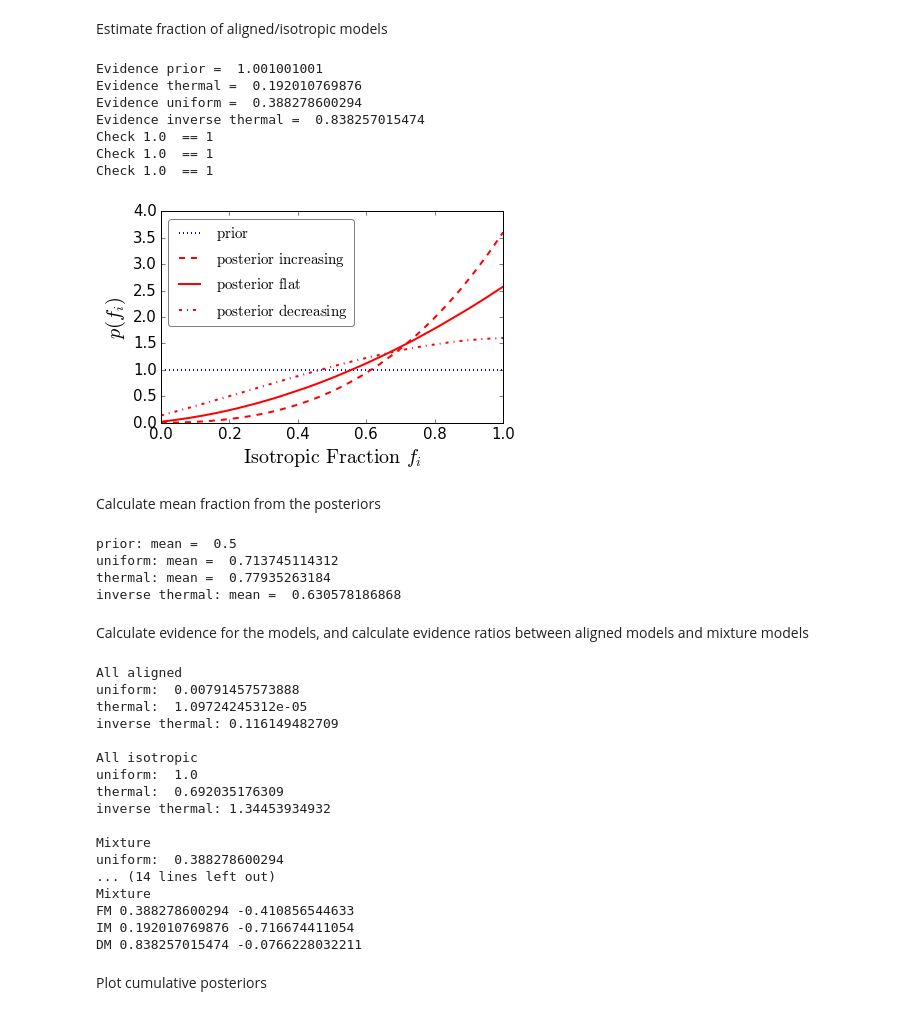
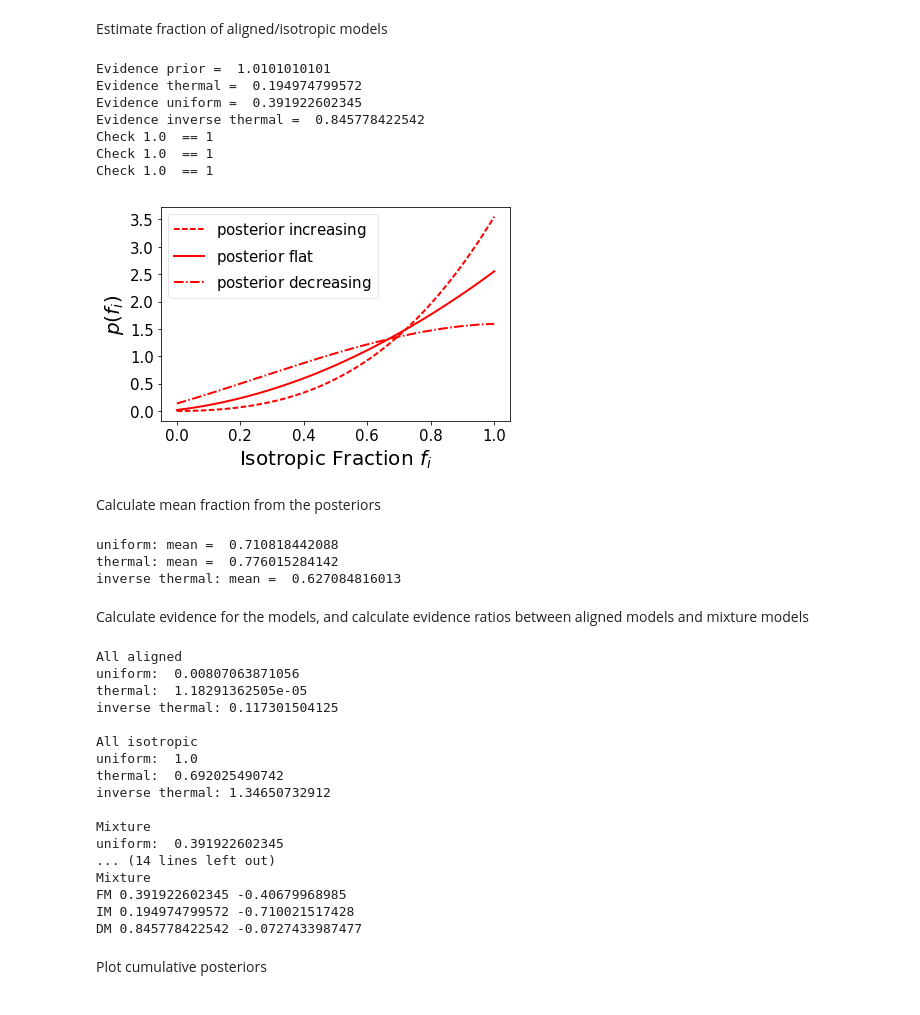
Before and after one commit to farr/AlignedVersusIsoSpin, a Jupyter notebook: notebooks/DetectionsChiEffSimon.ipynb, the cells around one changed output. Cells and saved outputs as stored; diff of their text form; code cells hidden in the pictures.

```diff
--- a/notebooks/DetectionsChiEffSimon.ipynb
+++ b/notebooks/DetectionsChiEffSimon.ipynb
@@ -763,7 +763,7 @@ print(lnprob(np.array([0.0]), allEventsBinned, THERMAL_SPIN_MAGNITUDE)) #-- only
 # %% [markdown]
 Estimate fraction of aligned/isotropic models
 # %%
-nTests = 1000
+nTests = 100
 fractionIsotropicArray = np.linspace(0.0, 1.0, nTests)
 fractionAlignedArray = 1.0 - fractionIsotropicArray
 # print(fractionIsotropicArray)
@@ -822,49 +822,48 @@ print("Check", np.sum(posteriorThermalNormed*dFractionIsotropic), " == 1")
 print("Check", np.sum(posteriorUniformNormed*dFractionIsotropic), " == 1")
 print("Check", np.sum(posteriorInverseThermalNormed*dFractionIsotropic), " == 1")
 # %% [output]
-Evidence prior =  1.001001001
-Evidence thermal =  0.192010769876
-Evidence uniform =  0.388278600294
-Evidence inverse thermal =  0.838257015474
+Evidence prior =  1.0101010101
+Evidence thermal =  0.194974799572
+Evidence uniform =  0.391922602345
+Evidence inverse thermal =  0.845778422542
 Check 1.0  == 1
 Check 1.0  == 1
 Check 1.0  == 1
 # %%
 figname="posterior_on_isotropic_fraction"
 plt.figure()
 plt.clf()
-plt.plot(fractionIsotropicArray, priorThermal, lw=2, ls=':', color='blue', label=r"$\mathrm{prior}$")
+#plt.plot(fractionIsotropicArray, priorThermal, lw=2, ls=':', color='blue', label=r"$\mathrm{prior}$")
 plt.plot(fractionIsotropicArray, posteriorThermalNormed, lw=2, ls='--', color='red', label=r"$\mathrm{posterior}$ $\mathrm{increasing}$")
 plt.plot(fractionIsotropicArray, posteriorUniformNormed, lw=2, ls='-', color='red', label=r"$\mathrm{posterior}$ $\mathrm{flat}$")
 plt.plot(fractionIsotropicArray, posteriorInverseThermalNormed, lw=2, ls='-.', color='red', label=r"$\mathrm{posterior}$ $\mathrm{decreasing}$")
 plt.xlim()
 plt.ylim()
 plt.xticks(fontsize=15)
 plt.yticks(fontsize=15)
 plt.legend(loc='upper left', framealpha=0.5, fancybox=True, fontsize=15)
 plt.xlabel(r"$\mathrm{Isotropic}$ $\mathrm{Fraction}$ $f_i$", fontsize=big_enough_font)
 plt.ylabel(r"$p(f_i)$", fontsize=big_enough_font)
 plt.tight_layout()
 plt.savefig(this_plot_folder + figname + ".png", dpi=400)
 # %% [output]
-[figure, old version]
+[figure, new version]
 # %% [markdown]
 Calculate mean fraction from the posteriors
 # %%
-mean_prior = np.mean(priorThermal*fractionIsotropicArray)
+#mean_prior = np.mean(priorThermal*fractionIsotropicArray)
 mean_posterior_uniform = np.mean(posteriorUniformNormed*fractionIsotropicArray)
 mean_posterior_thermal = np.mean(posteriorThermalNormed*fractionIsotropicArray)
 mean_posterior_inverse_thermal = np.mean(posteriorInverseThermalNormed*fractionIsotropicArray)
 
-print("prior: mean = ", mean_prior)
+#print("prior: mean = ", mean_prior)
 print("uniform: mean = ", mean_posterior_uniform)
 print("thermal: mean = ", mean_posterior_thermal)
 print("inverse thermal: mean = ", mean_posterior_inverse_thermal)
 # %% [output]
-prior: mean =  0.5
-uniform: mean =  0.713745114312
-thermal: mean =  0.77935263184
-inverse thermal: mean =  0.630578186868
+uniform: mean =  0.710818442088
+thermal: mean =  0.776015284142
+inverse thermal: mean =  0.627084816013
 # %% [markdown]
 Calculate evidence for the models, and calculate evidence ratios between aligned models and mixture models
 # %%
@@ -932,22 +931,22 @@ print("DM", evidence_ratio_mixture_inverse_thermal_to_isotropic_uniform, np.log1
 # print("Z_aligned/Z_mix = ", evidence_ratio_something)
 # %% [output]
 All aligned
-uniform:  0.00791457573888
-thermal:  1.09724245312e-05
-inverse thermal: 0.116149482709
+uniform:  0.00807063871056
+thermal:  1.18291362505e-05
+inverse thermal: 0.117301504125
 
 All isotropic
 uniform:  1.0
-thermal:  0.692035176309
-inverse thermal: 1.34453934932
+thermal:  0.692025490742
+inverse thermal: 1.34650732912
 
 Mixture
-uniform:  0.388278600294
+uniform:  0.391922602345
 ... (14 lines left out)
 Mixture
-FM 0.388278600294 -0.410856544633
-IM 0.192010769876 -0.716674411054
-DM 0.838257015474 -0.0766228032211
+FM 0.391922602345 -0.40679968985
+IM 0.194974799572 -0.710021517428
+DM 0.845778422542 -0.0727433987477
 # %% [markdown]
 Plot cumulative posteriors
 # %%
```
Also changed, not shown: parts of 14 cells of this notebook, 17 other files.
